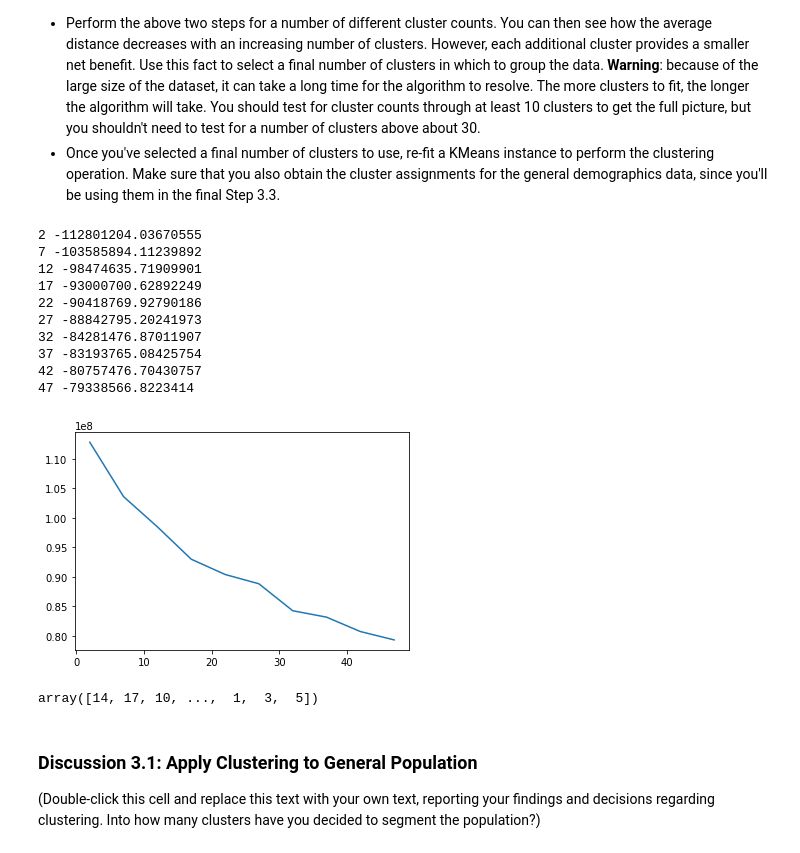
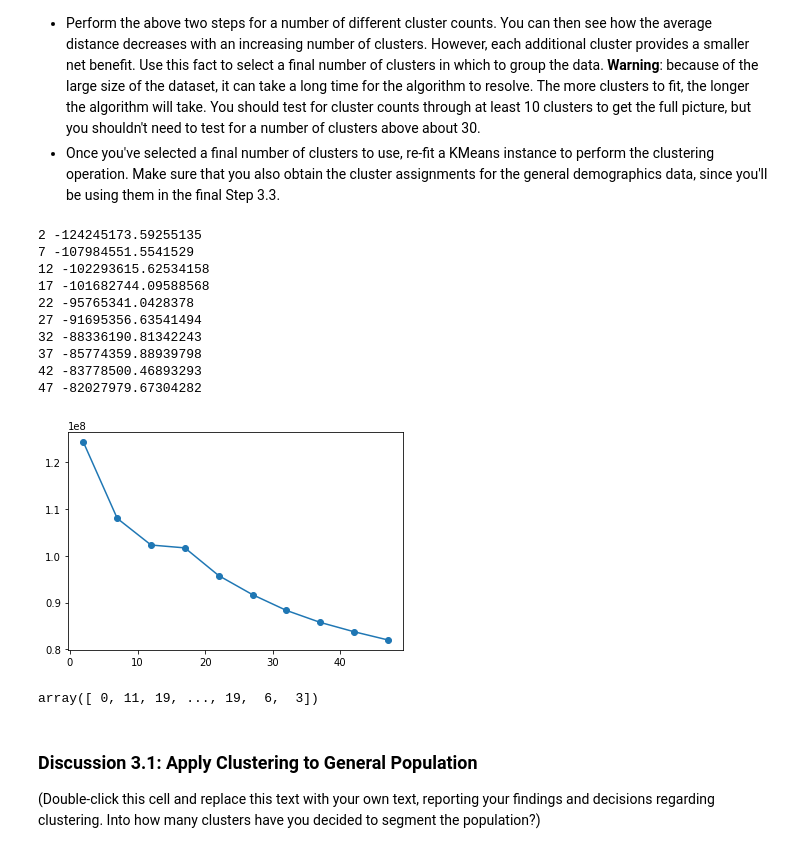
Before and after one commit to maleksaati/Identify_Customer_Segments, a Jupyter notebook: Identify_Customer_Segments.ipynb, the cells around one changed output. Cells and saved outputs as stored; diff of their text form; code cells hidden in the pictures.

```diff
--- a/Identify_Customer_Segments.ipynb
+++ b/Identify_Customer_Segments.ipynb
@@ -496,8 +494,10 @@ def clean_data(df):
     # Remove the outlier columns from the dataset. (You'll perform other data
     null_counts = df.isnull().sum().sort_values(ascending=False)
     drop_columns = null_counts[null_counts>200000]
+    drop_columns = drop_columns.index.tolist()
+    drop_columns.append('GEBAEUDETYP')
 
-    df.drop(drop_columns.index, axis = 1, inplace = True)
+    df.drop(drop_columns, axis = 1, inplace = True)
 
     # remove selected columns and rows, ...
 
@@ -511,7 +511,7 @@ def clean_data(df):
     na_more_20 = df[null_rows_count['na_count']>20]
 
     #consider only few missing rows
-    df = na_less_20
+    #df = na_less_20
 
     # select, re-encode, and engineer column values.
     # Assess categorical variables: which are binary, which are multi-level, and
@@ -570,12 +570,13 @@ def clean_data(df):
 
 
     df.drop(mixed_type, axis=1, inplace=True)
+
     # Return the cleaned dataframe.
 
     return df
 # %%
 #test the function
-df1 = pd.read_csv('../Udacity_AZDIAS_Subset.csv',sep=';')
-df1 = clean_data(df1)
-df1.shape
+azdias = pd.read_csv('Udacity_AZDIAS_Subset.csv',sep=';')
+azdias = clean_data(azdias)
+print(azdias.shape)
 # %% [output]
@@ -744,23 +745,23 @@ for i in range(2,50,5):
     print(i,kmeans.score(azdias_pca))
     kmeans_scores.append(kmeans.score(azdias_pca))
 # %% [output]
-2 -112801204.03670555
-7 -103585894.11239892
-12 -98474635.71909901
-17 -93000700.62892249
-22 -90418769.92790186
-27 -88842795.20241973
-32 -84281476.87011907
-37 -83193765.08425754
-42 -80757476.70430757
-47 -79338566.8223414
+2 -124245173.59255135
+7 -107984551.5541529
+12 -102293615.62534158
+17 -101682744.09588568
+22 -95765341.0428378
+27 -91695356.63541494
+32 -88336190.81342243
+37 -85774359.88939798
+42 -83778500.46893293
+47 -82027979.67304282
 # %%
 # Investigate the change in within-cluster distance across number of clusters.
 # HINT: Use matplotlib's plot function to visualize this relationship.
 
-plt.plot(range(2,50,5), [abs(x) for x in kmeans_scores]);
+plt.plot(range(2,50,5), [abs(x) for x in kmeans_scores], linestyle='-', marker='o');
 # %% [output]
-[figure, old version]
+[figure, new version]
 # %%
 # Re-fit the k-means model with the selected number of clusters and obtain
 # cluster predictions for the general population demographics data.
@@ -770,7 +771,7 @@ clusters_pop = kmeans.fit_predict(azdias_pca)
 # %%
 clusters_pop
 # %% [output]
-array([14, 17, 10, ...,  1,  3,  5])
+array([ 0, 11, 19, ..., 19,  6,  3])
 # %% [markdown]
 ### Discussion 3.1: Apply Clustering to General Population
 
```
Also changed, not shown: parts of 16 cells of this notebook.
